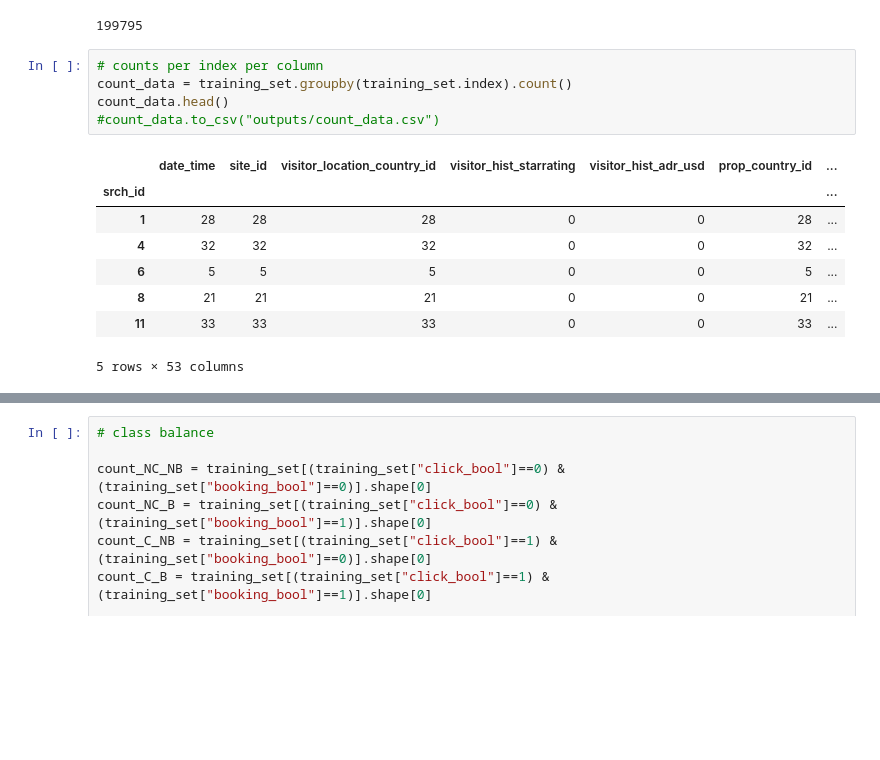
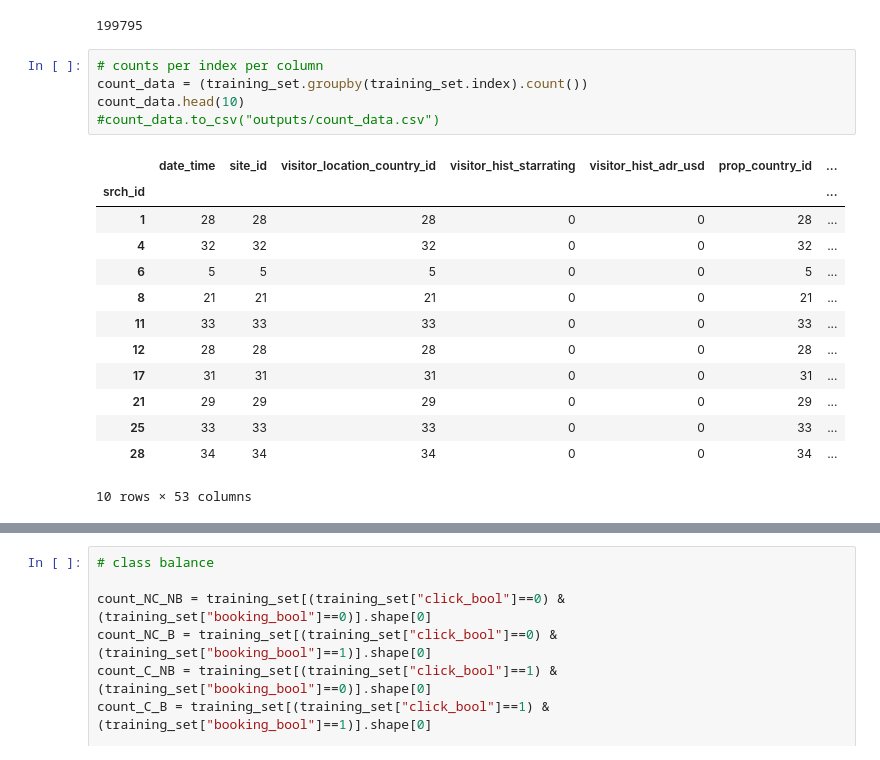
Before and after one commit to nbounatsos/dm_projects, a Jupyter notebook: Assignment 2/ass.ipynb, the cells around one changed output, grey strips where cells are left out. Cells and saved outputs as stored; diff of their text form; blank space fills up the shorter version.

```diff
--- a/Assignment 2/ass.ipynb
+++ b/Assignment 2/ass.ipynb
@@ -37,15 +37,20 @@ print((training_set.index.nunique()))
 199795
 # %%
 # counts per index per column
-count_data = training_set.groupby(training_set.index).count()
-count_data.head()
+count_data = (training_set.groupby(training_set.index).count())
+count_data.head(10)
 #count_data.to_csv("outputs/count_data.csv")
 # %% [output]
 |  | date_time | site_id | visitor_location_country_id | visitor_hist_starrating | visitor_hist_adr_usd | prop_country_id | ... |
 | srch_id |  |  |  |  |  |  | ... |
 | 1 | 28 | 28 | 28 | 0 | 0 | 28 | ... |
 | 4 | 32 | 32 | 32 | 0 | 0 | 32 | ... |
 | 6 | 5 | 5 | 5 | 0 | 0 | 5 | ... |
 | 8 | 21 | 21 | 21 | 0 | 0 | 21 | ... |
 | 11 | 33 | 33 | 33 | 0 | 0 | 33 | ... |
+| 12 | 28 | 28 | 28 | 0 | 0 | 28 | ... |
+| 17 | 31 | 31 | 31 | 0 | 0 | 31 | ... |
+| 21 | 29 | 29 | 29 | 0 | 0 | 29 | ... |
+| 25 | 33 | 33 | 33 | 0 | 0 | 33 | ... |
+| 28 | 34 | 34 | 34 | 0 | 0 | 34 | ... |
-5 rows × 53 columns
+10 rows × 53 columns
```
Also changed, not shown: parts of 4 cells of this notebook.
